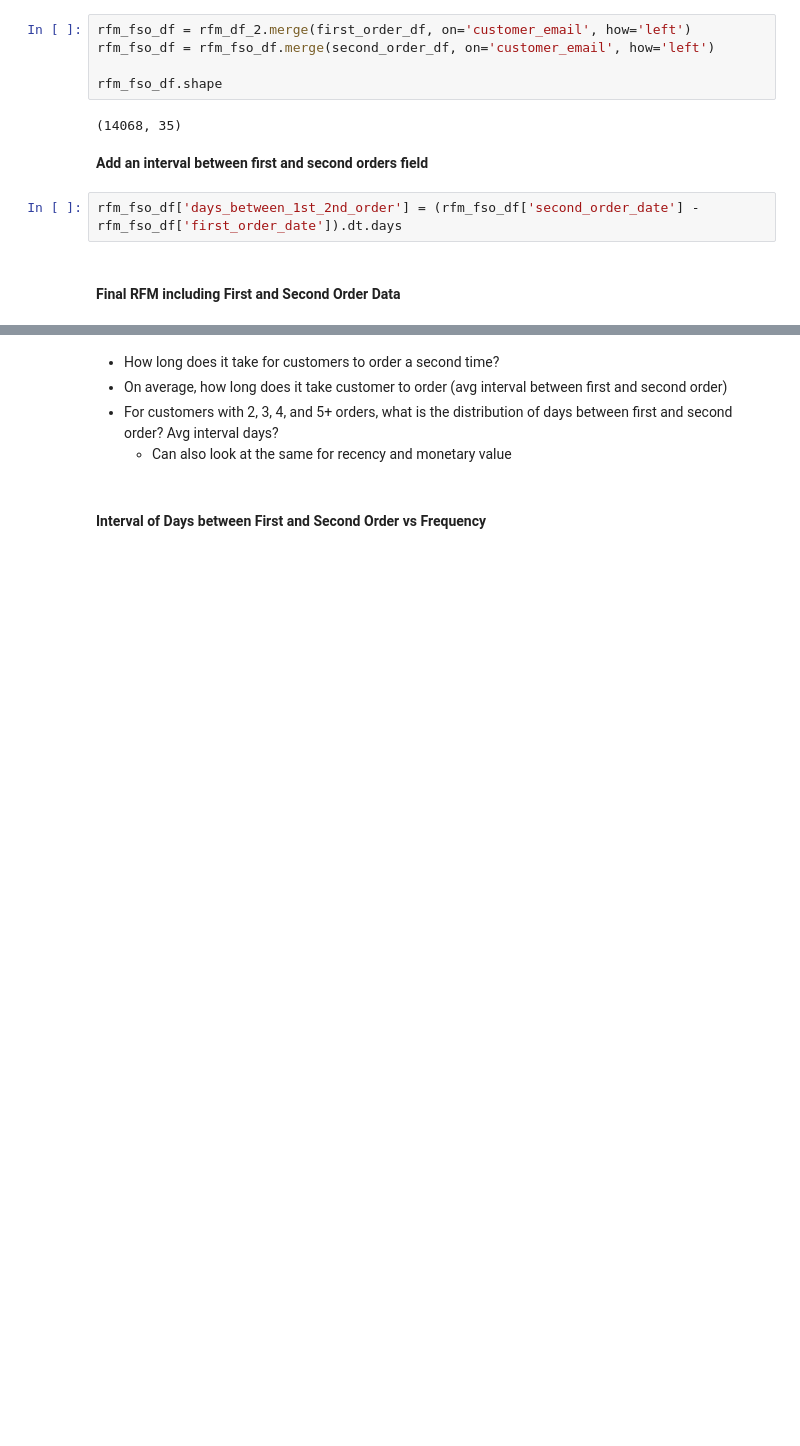
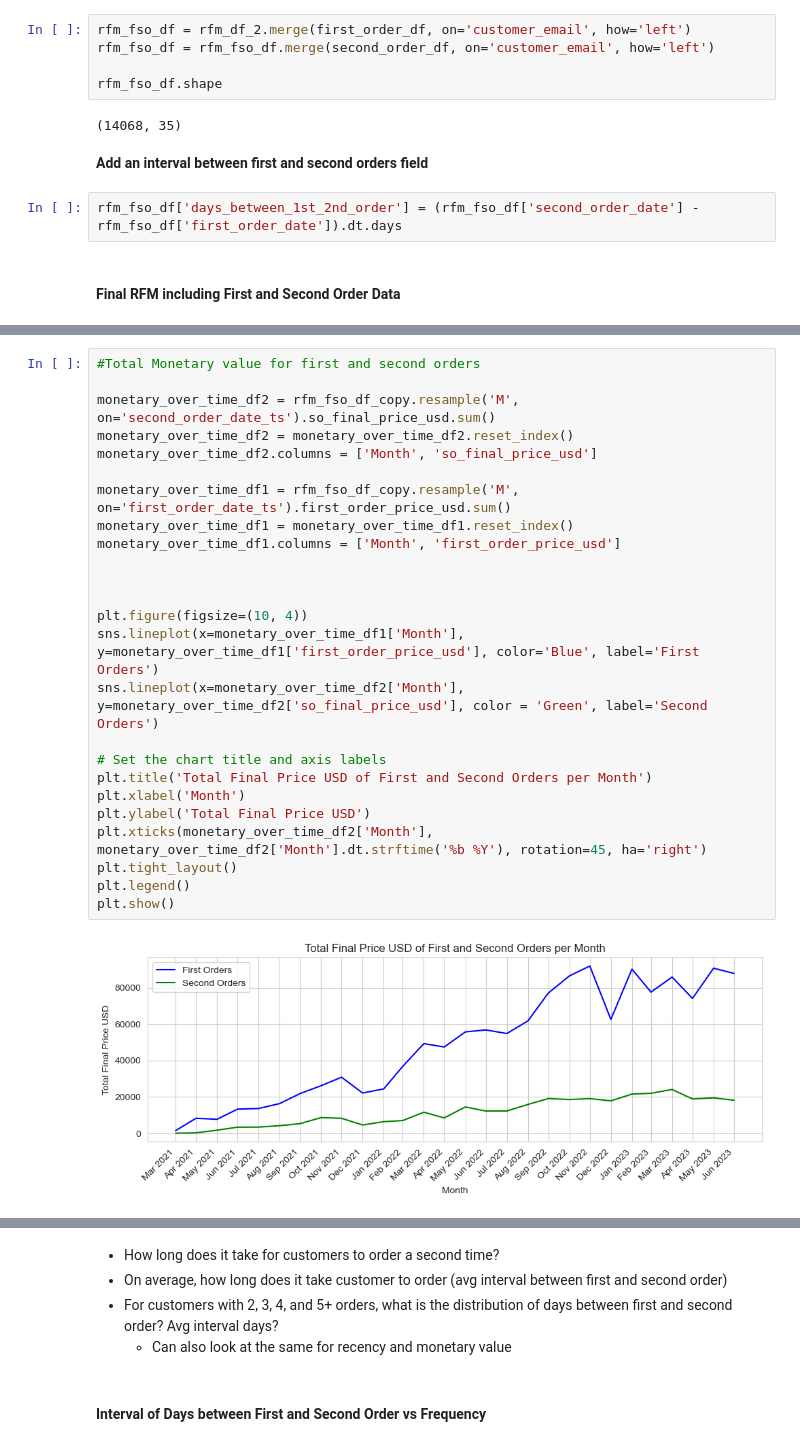
Before and after one commit to talnmizrachi/flexspace_proj, a Jupyter notebook: Flexspace_Customer_Analysis.ipynb, the cells around one changed output, grey strips where cells are left out. Drawn from its saved outputs; the diff is of its cells as text; blank space fills up the shorter version.

```diff
--- a/Flexspace_Customer_Analysis.ipynb
+++ b/Flexspace_Customer_Analysis.ipynb
@@ -1551,0 +1552,27 @@ plt.show()
+# %%
+#Total Monetary value for first and second orders
+
+monetary_over_time_df2 = rfm_fso_df_copy.resample('M', on='second_order_date_ts').so_final_price_usd.sum()
+monetary_over_time_df2 = monetary_over_time_df2.reset_index()
+monetary_over_time_df2.columns = ['Month', 'so_final_price_usd']
+
+monetary_over_time_df1 = rfm_fso_df_copy.resample('M', on='first_order_date_ts').first_order_price_usd.sum()
+monetary_over_time_df1 = monetary_over_time_df1.reset_index()
+monetary_over_time_df1.columns = ['Month', 'first_order_price_usd']
+
+
+
+plt.figure(figsize=(10, 4))
+sns.lineplot(x=monetary_over_time_df1['Month'], y=monetary_over_time_df1['first_order_price_usd'], color='Blue', label='First Orders')
+sns.lineplot(x=monetary_over_time_df2['Month'], y=monetary_over_time_df2['so_final_price_usd'], color = 'Green', label='Second Orders')
+
+# Set the chart title and axis labels
+plt.title('Total Final Price USD of First and Second Orders per Month')
+plt.xlabel('Month')
+plt.ylabel('Total Final Price USD')
+plt.xticks(monetary_over_time_df2['Month'], monetary_over_time_df2['Month'].dt.strftime('%b %Y'), rotation=45, ha='right')
+plt.tight_layout()
+plt.legend()
+plt.show()
+# %% [output]
+[figure, added]
```
Also changed, not shown: parts of 47 cells of this notebook.
